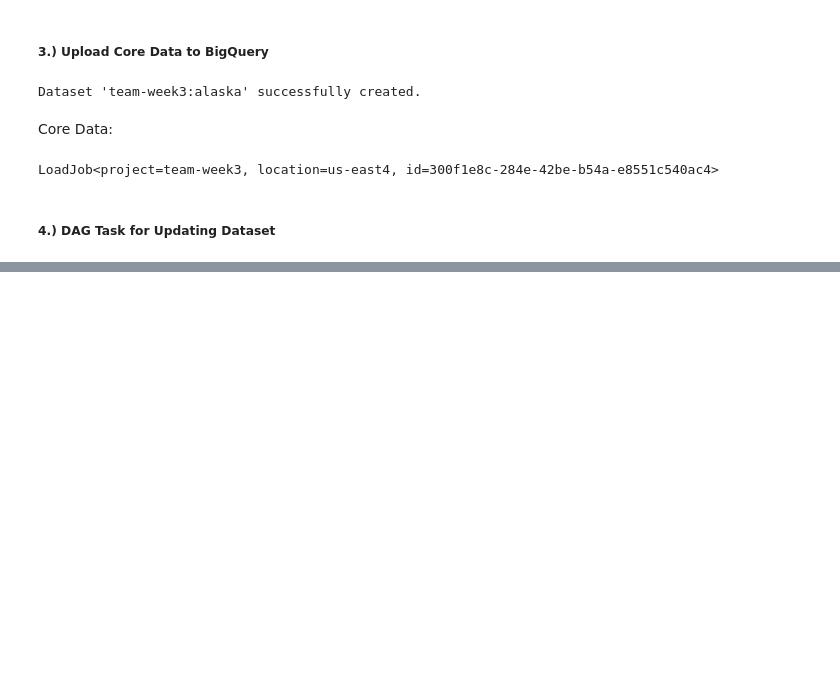
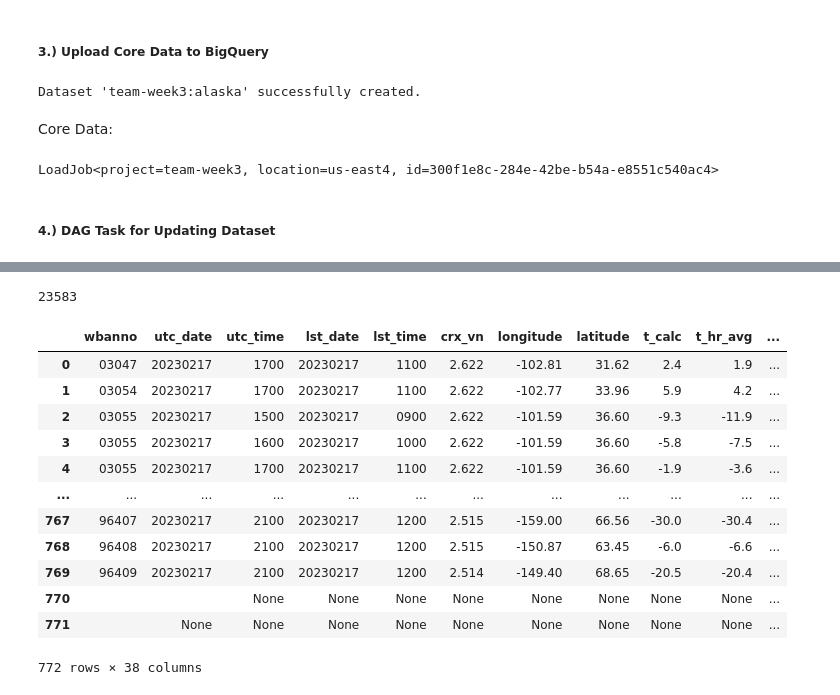
Before and after one commit to Reed-Carter/team-week3, a Jupyter notebook: alex-work/uscrn_scrape.ipynb, the cells around one changed output, grey strips where cells are left out. Drawn from its saved outputs; the diff is of its cells as text; code cells hidden in the pictures; blank space fills up the shorter version.

Commit message:
WIP: Draft Dag for USCRN data

```diff
--- a/alex-work/uscrn_scrape.ipynb
+++ b/alex-work/uscrn_scrape.ipynb
@@ -277,16 +276,13 @@ df[df['last_modified'] > last_added] # In actual use this won't be empty
-# %%
-new_file_urls = updates_url + df['name']
-
-rows = []
-regex = r"([St.]*[A-Z][a-z]+_*[A-Za-z]*).*.txt"
-for url in new_file_urls:
-  # Get location from url -- will add to BS results in next step
-  file_name = re.search(regex, url).group(0)
-  station_location = re.sub("(_formerly_Barrow.*|_[0-9].*)", "", file_name)
-  # Get results
-  response = requests.get(url)
-  soup = BeautifulSoup(response.content,'html.parser')
-  soup_lines = [station_location + " " + line for line in str(soup).strip().split("\n")]
-  new_rows = [re.split('\s+', row) for row in soup_lines]
-  # Add to list
-  rows.extend(new_rows)
+# %%
+locations = pd.read_csv("data/locations.csv")[['station_location', 'wbanno']]
+locations['wbanno'] = locations['wbanno'].astype(int).astype(str)
+new_file_urls = list(updates_url + "/" + tdf['name'])
+# %%
+wbs = set(locations['wbanno'])
+rows = []
+for url in new_file_urls:
+  response = requests.get(url)
+  soup = BeautifulSoup(response.content,'html.parser')
+  soup_lines = str(soup).strip().split("\n")[3:]
+  ak_rows = [re.split('\s+', line) for line in soup_lines if line[0:5] in wbs]
+  rows.extend(ak_rows)
@@ -292,0 +307,31 @@ for url in new_file_urls:
+# %%
+lines = []
+test = new_file_urls[0]
+response = requests.get(test)
+soup = BeautifulSoup(response.content, 'html.parser')
+soup_lines = str(soup).strip().split("\n")
+for line in soup_lines:
+  if line[0:5] not in list(locations['wbanno']):
+    pass
+  else:
+    lines.pe
+# %% [output]
+23583
+# %%
+tdf = pd.DataFrame(rows, columns=columns[1:])
+# %%
+tdf
+# %% [output]
+|  | wbanno | utc_date | utc_time | lst_date | lst_time | crx_vn | longitude | latitude | t_calc | t_hr_avg | ... |
+| 0 | 03047 | 20230217 | 1700 | 20230217 | 1100 | 2.622 | -102.81 | 31.62 | 2.4 | 1.9 | ... |
+| 1 | 03054 | 20230217 | 1700 | 20230217 | 1100 | 2.622 | -102.77 | 33.96 | 5.9 | 4.2 | ... |
+| 2 | 03055 | 20230217 | 1500 | 20230217 | 0900 | 2.622 | -101.59 | 36.60 | -9.3 | -11.9 | ... |
+| 3 | 03055 | 20230217 | 1600 | 20230217 | 1000 | 2.622 | -101.59 | 36.60 | -5.8 | -7.5 | ... |
+| 4 | 03055 | 20230217 | 1700 | 20230217 | 1100 | 2.622 | -101.59 | 36.60 | -1.9 | -3.6 | ... |
+| ... | ... | ... | ... | ... | ... | ... | ... | ... | ... | ... | ... |
+| 767 | 96407 | 20230217 | 2100 | 20230217 | 1200 | 2.515 | -159.00 | 66.56 | -30.0 | -30.4 | ... |
+| 768 | 96408 | 20230217 | 2100 | 20230217 | 1200 | 2.515 | -150.87 | 63.45 | -6.0 | -6.6 | ... |
+| 769 | 96409 | 20230217 | 2100 | 20230217 | 1200 | 2.514 | -149.40 | 68.65 | -20.5 | -20.4 | ... |
+| 770 |  |  | None | None | None | None | None | None | None | None | ... |
+| 771 |  | None | None | None | None | None | None | None | None | None | ... |
+772 rows × 38 columns
```
Also changed, not shown: parts of 8 cells of this notebook.
